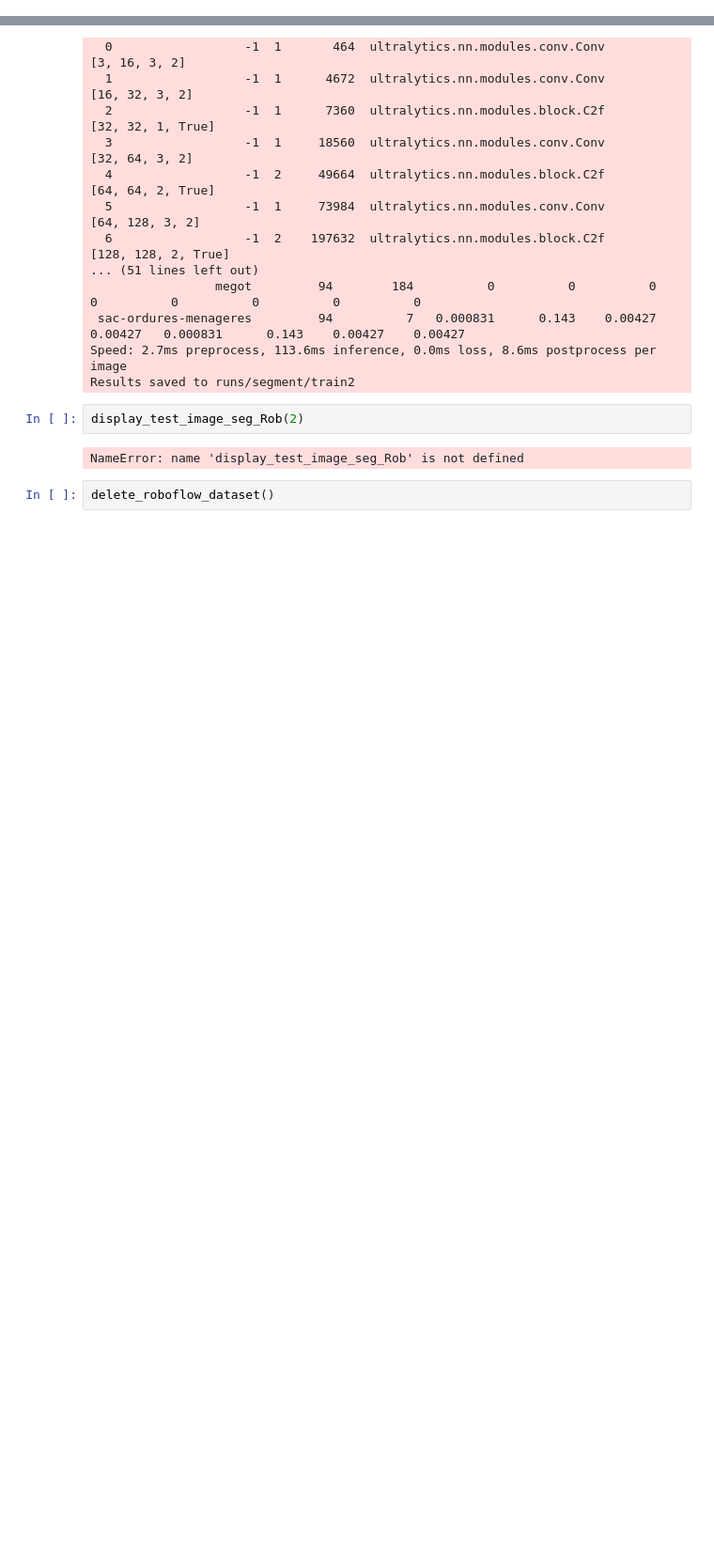
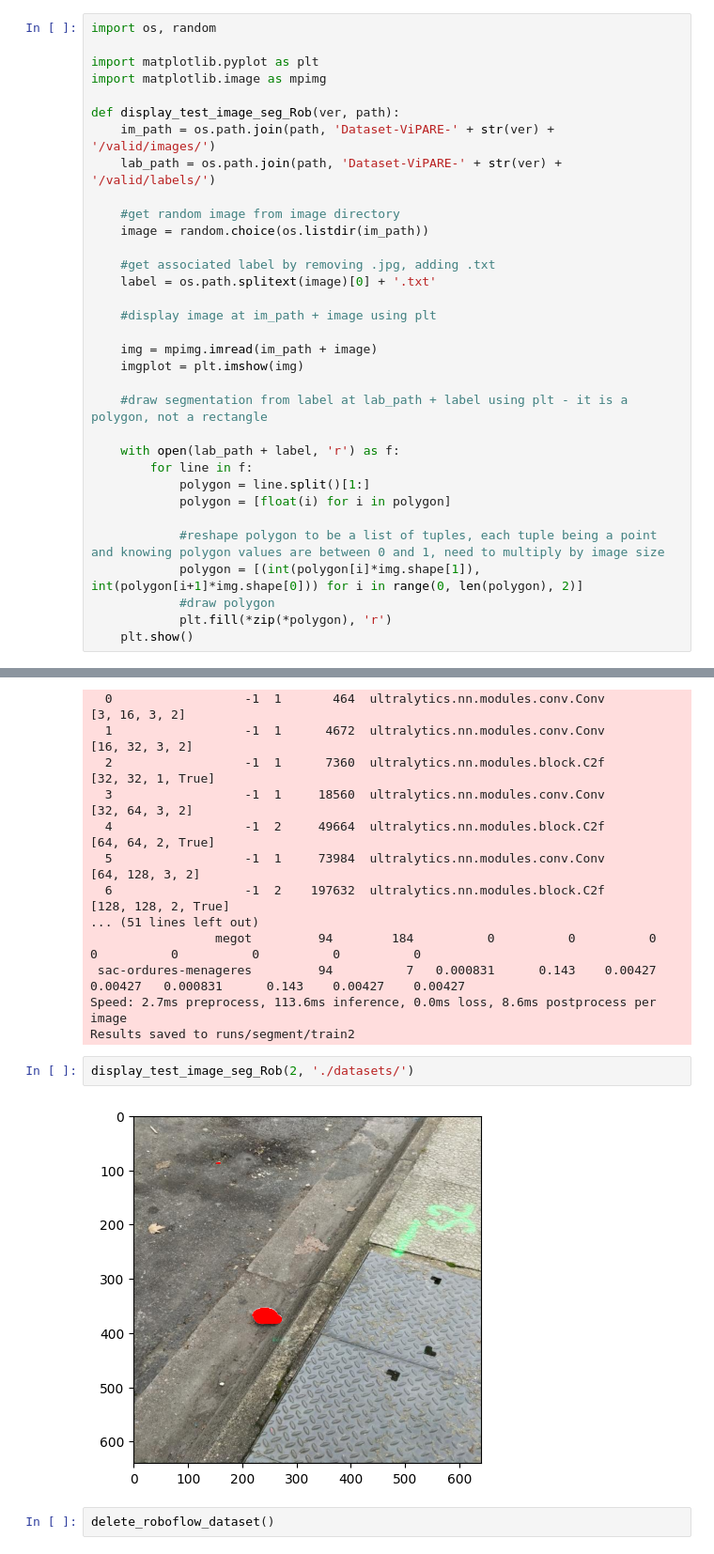
Before and after one commit to naia-science/datasetManipulation, a Jupyter notebook: Notebooks/getRoboflowDataset.ipynb, the cells around one changed output, grey strips where cells are left out. Shown: that part at 94% size. Drawn from its saved outputs; the diff is of its cells as text; blank space fills up the shorter version.

Commit message:
seemingly functionning getAndMerge script, downloads both datasets and merges them - script global variables can be adjusted easily to adjust behavior

```diff
--- a/Notebooks/getRoboflowDataset.ipynb
+++ b/Notebooks/getRoboflowDataset.ipynb
@@ -67,3 +52,36 @@ def display_test_image_seg_Rob(ver):
+# %%
+import os, random
+
+import matplotlib.pyplot as plt
+import matplotlib.image as mpimg
+
+def display_test_image_seg_Rob(ver, path):
+    im_path = os.path.join(path, 'Dataset-ViPARE-' + str(ver) + '/valid/images/')
+    lab_path = os.path.join(path, 'Dataset-ViPARE-' + str(ver) + '/valid/labels/')
+
+    #get random image from image directory
+    image = random.choice(os.listdir(im_path))
+
+    #get associated label by removing .jpg, adding .txt
+    label = os.path.splitext(image)[0] + '.txt'
+
+    #display image at im_path + image using plt
+
+    img = mpimg.imread(im_path + image)
+    imgplot = plt.imshow(img)
+
+    #draw segmentation from label at lab_path + label using plt - it is a polygon, not a rectangle
+
+    with open(lab_path + label, 'r') as f:
+        for line in f:
+            polygon = line.split()[1:]
+            polygon = [float(i) for i in polygon]
+
+            #reshape polygon to be a list of tuples, each tuple being a point and knowing polygon values are between 0 and 1, need to multiply by image size
+            polygon = [(int(polygon[i]*img.shape[1]), int(polygon[i+1]*img.shape[0])) for i in range(0, len(polygon), 2)]
+            #draw polygon
+            plt.fill(*zip(*polygon), 'r')
+    plt.show()
 # %%
 def delete_roboflow_dataset():
     !rm -rf ./datasets/
@@ -103,8 +121,8 @@ Overriding model.yaml nc=80 with nc=12
 Speed: 2.7ms preprocess, 113.6ms inference, 0.0ms loss, 8.6ms postprocess per image
 Results saved to runs/segment/train2
 # %%
-display_test_image_seg_Rob(2)
+display_test_image_seg_Rob(2, './datasets/')
 # %% [output]
-NameError: name 'display_test_image_seg_Rob' is not defined
+[figure, added]
 # %%
 delete_roboflow_dataset()
```
Also changed, not shown: parts of 1 cell of this notebook, 2 other files.
